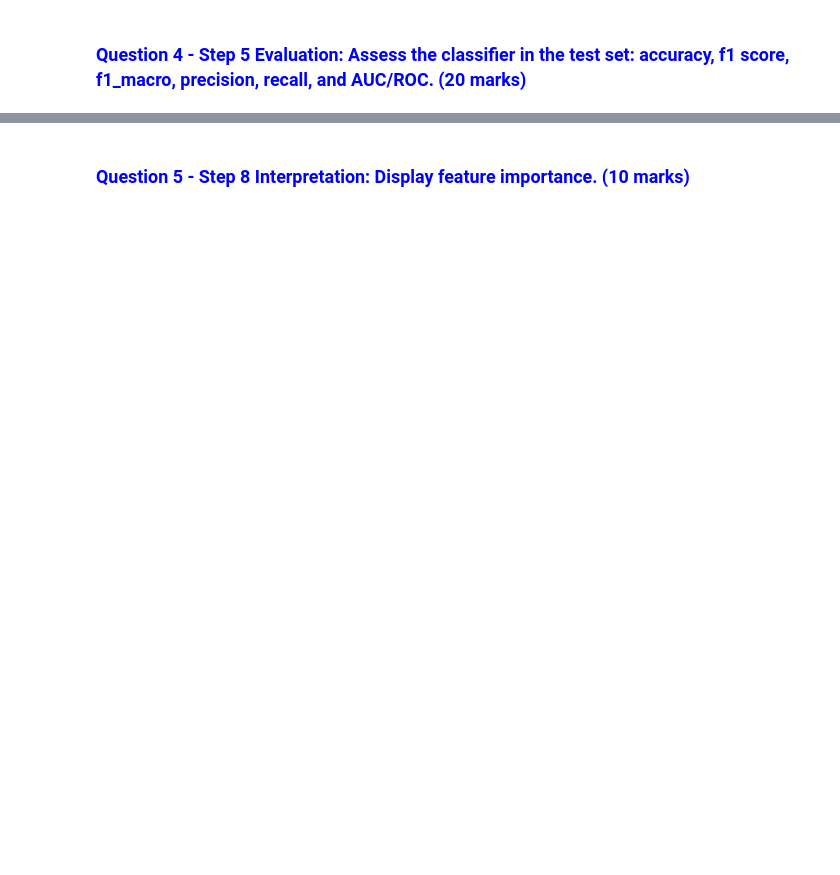
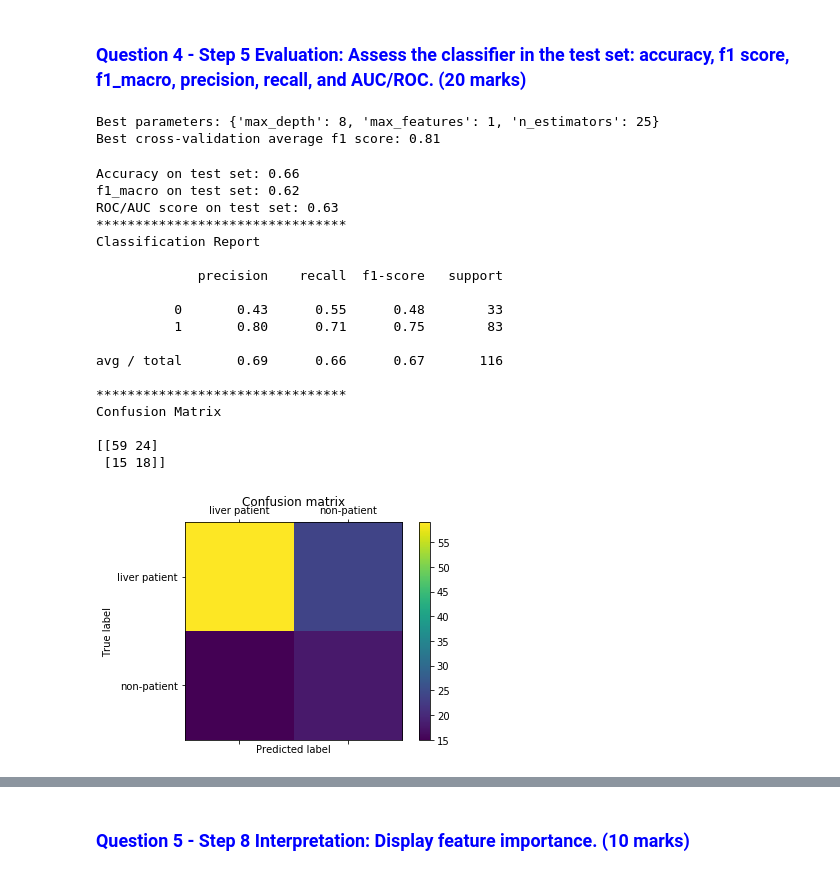
Before and after one commit to akruskal/Random_forest_ML_Python, a Jupyter notebook: Chapter04-Assessment.ipynb, the cells around one changed output, grey strips where cells are left out. Saved outputs shown, nothing was run; the diff lists cells and outputs as text; code cells hidden in the pictures; blank space fills up the shorter version.

```diff
--- a/Chapter04-Assessment.ipynb
+++ b/Chapter04-Assessment.ipynb
@@ -313,3 +298,13 @@ Some readings:
 # %%
 # Write Python code here:
 X_train, X_test, y_train, y_test = train_test_split(X, y, stratify=y, random_state=0, test_size = 0.20)
+# %%
+rft_gridsearch = RandomForestClassifier(random_state=0, class_weight = 'balanced')
+# %%
+param_grid = {'n_estimators': [25, 50, 75, 100],
+              'max_features': [1, 2, 3, 4, 5, 6, 7, 8, 9, 10],
+              'max_depth': [1, 2, 3, 4, 5, 6, 7, 8,9, 10]}
+# %%
+grid_search = GridSearchCV(rft_gridsearch, param_grid=param_grid, cv=5, scoring = 'f1')
+# %%
+grid_search.fit(X_train, y_train)
@@ -319,0 +326,7 @@ X_train, X_test, y_train, y_test = train_test_split(X, y, stratify=y, random_sta
+# %%
+# Write Python code here:
+print("Best parameters: {}".format(grid_search.best_params_))
+print("Best cross-validation average f1 score: {:.2f}".format(grid_search.best_score_))
+# %% [output]
+Best parameters: {'max_depth': 8, 'max_features': 1, 'n_estimators': 25}
+Best cross-validation average f1 score: 0.81
@@ -319,0 +335,62 @@ X_train, X_test, y_train, y_test = train_test_split(X, y, stratify=y, random_sta
+# %%
+# Let's predict in the training set, in order to calculate accuracy in the train set too, to see if our model is overfitted.
+y_pred_grid_search_training_set= grid_search.predict(X_train)
+
+# We predict in the test set
+y_pred_grid_search = grid_search.predict(X_test)
+
+
+from sklearn.metrics import accuracy_score
+print("Accuracy on test set: {:.2f}".format(accuracy_score(y_test, y_pred_grid_search)))
+
+from sklearn.metrics import f1_score
+print("f1_macro on test set: {:.2f}".format(f1_score(y_test, y_pred_grid_search, average = 'macro')))
+
+from sklearn.metrics import roc_auc_score
+print("ROC/AUC score on test set: {:.2f}".format(roc_auc_score(y_test, y_pred_grid_search, average = 'macro')))
+
+print('********************************')
+print('Classification Report')
+print('')
+from sklearn.metrics import classification_report
+print(classification_report(y_test, y_pred_grid_search))
+
+print('********************************')
+print('Confusion Matrix')
+print('')
+from sklearn.metrics import confusion_matrix
+cm_grid_search = confusion_matrix(y_true = y_test, y_pred = y_pred_grid_search, labels = [1,0])
+print(cm_grid_search)
+
+# Show confusion matrix in a separate window
+labels = ['liver patient', 'non-patient']
+fig = plt.figure()
+ax = fig.add_subplot(111)
+cax = ax.matshow(cm_grid_search)
+plt.title('Confusion matrix')
+plt.colorbar(cax)
+ax.set_xticklabels([''] + labels)
+ax.set_yticklabels([''] + labels)
+plt.ylabel('True label')
+plt.xlabel('Predicted label')
+plt.show()
+# %% [output]
+Accuracy on test set: 0.66
+f1_macro on test set: 0.62
+ROC/AUC score on test set: 0.63
+********************************
+Classification Report
+
+             precision    recall  f1-score   support
+
+          0       0.43      0.55      0.48        33
+          1       0.80      0.71      0.75        83
+
+avg / total       0.69      0.66      0.67       116
+
+********************************
+Confusion Matrix
+
+[[59 24]
+ [15 18]]
+[figure, added]
```
Also changed, not shown: parts of 17 cells of this notebook, 2 other files.
